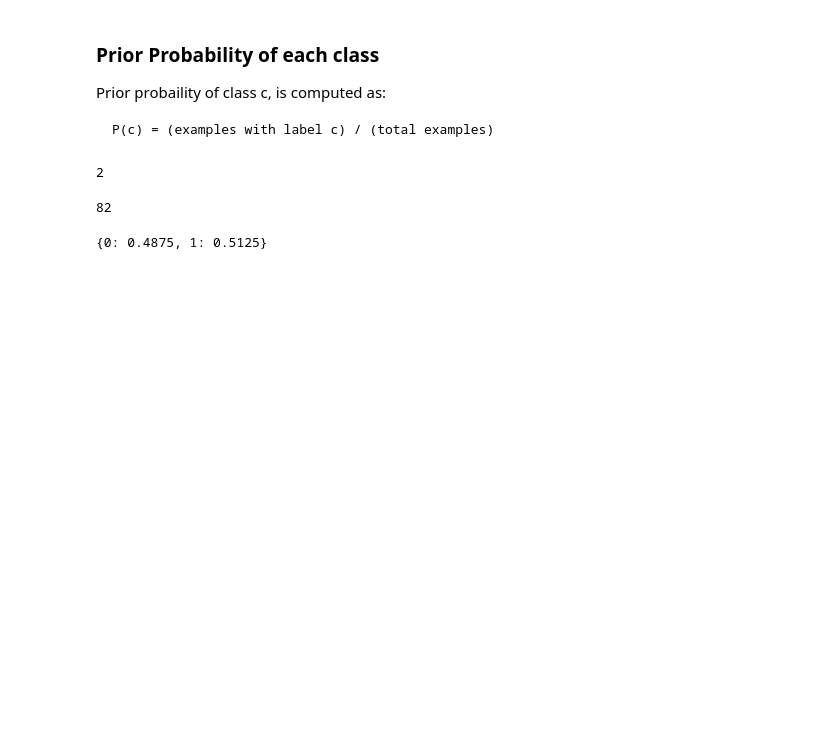
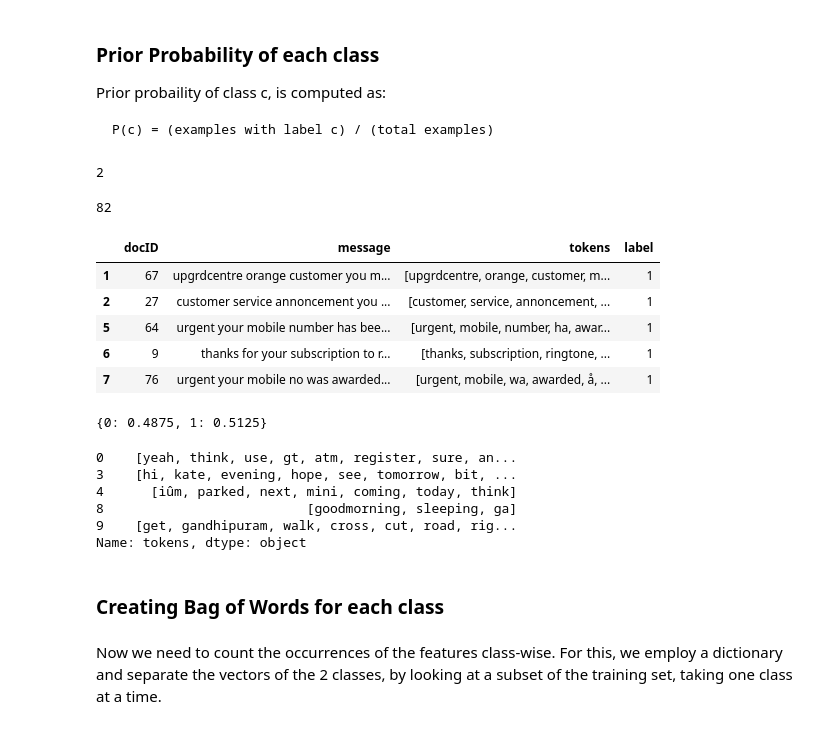
Before and after one commit to meghasundriyal/Mail_Classifier, a Jupyter notebook: try_classifier.ipynb, the cells around one changed output. Cells and saved outputs as stored; diff of their text form; code cells hidden in the pictures; blank space fills up the shorter version.

```diff
--- a/try_classifier.ipynb
+++ b/try_classifier.ipynb
@@ -365,6 +375,15 @@ y1 = train_set[train_set.label == 1]
 len(y1)
 # %% [output]
 82
+# %%
+y1.head()
+# %% [output]
+|  | docID | message | tokens | label |
+| 1 | 67 | upgrdcentre orange customer you m... | [upgrdcentre, orange, customer, m... | 1 |
+| 2 | 27 | customer service annoncement you ... | [customer, service, annoncement, ... | 1 |
+| 5 | 64 | urgent your mobile number has bee... | [urgent, mobile, number, ha, awar... | 1 |
+| 6 | 9 | thanks for your subscription to r... | [thanks, subscription, ringtone, ... | 1 |
+| 7 | 76 | urgent your mobile no was awarded... | [urgent, mobile, wa, awarded, å, ... | 1 |
 # %%
 #now calculate the prior probaility of each label/class
 
@@ -378,2 +401,16 @@ prior
 # %% [output]
 {0: 0.4875, 1: 0.5125}
+# %%
+#instances with class label 0
+class_set[0].tokens.head()
+# %% [output]
+0    [yeah, think, use, gt, atm, register, sure, an...
+3    [hi, kate, evening, hope, see, tomorrow, bit, ...
+4      [iûm, parked, next, mini, coming, today, think]
+8                          [goodmorning, sleeping, ga]
+9    [get, gandhipuram, walk, cross, cut, road, rig...
+Name: tokens, dtype: object
+# %% [markdown]
+### Creating Bag of Words for each class
+# %% [markdown]
+Now we need to count the occurrences of the features class-wise. For this, we employ a dictionary and separate the vectors of the 2 classes, by looking at a subset of the training set, taking one class at a time.
```
Also changed, not shown: parts of 23 cells of this notebook.
